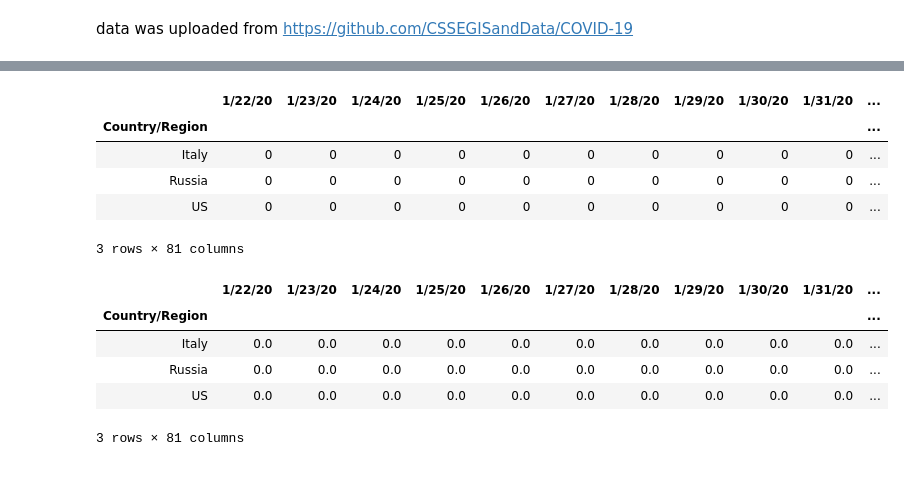
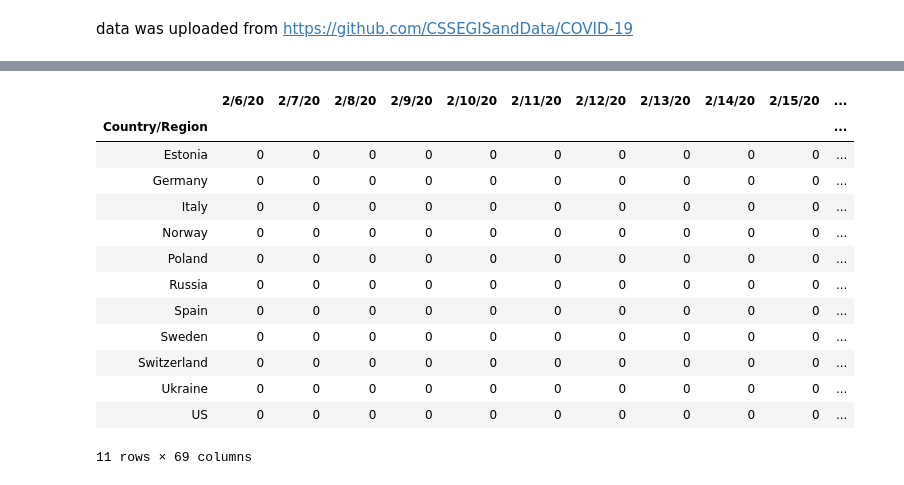
Before and after one commit to Dmitry1973/ML_for_business, a Jupyter notebook: covid.ipynb, the cells around one changed output, grey strips where cells are left out. Cells and saved outputs as stored; diff of their text form; code cells hidden in the pictures.

```diff
--- a/covid.ipynb
+++ b/covid.ipynb
@@ -18,3 +11,6 @@ df.head()
 # %%
+list_ = [i for i in range(0, 15)] # 0 cases list
+
 df_1 = df.drop(['Lat', 'Long','Province/State'], axis=1)
-df_1
+df_1 = df_1.drop(df_1.columns[list_], axis='columns')
+# df_1
@@ -154,0 +148,5 @@ df_death.head()
+# %%
+url_death = r'https://raw.githubusercontent.com/CSSEGISandData/COVID-19/master/csse_covid_19_data/csse_covid_19_time_series/time_series_covid19_deaths_global.csv'
+# df_death = pd.read_csv('time_series_covid19_deaths_global.csv', index_col=1)
+df_death = pd.read_csv(url_death, index_col=1)
+df_death.head()
@@ -155,3 +162,5 @@ df_death.head()
 # %%
 df_death = df_death.drop(['Lat', 'Long','Province/State'], axis=1)
-df_death
+
+df_death = df_death.drop(df_death.columns[list_], axis='columns')
+# df_death
@@ -173,22 +167,29 @@ df_death
 # %%
-df_death = df_death[(df_death.index == 'US') | (df_death.index == 'Russia') | (df_death.index == 'Italy')]
+df_death = df_death[(df_death.index == 'US') \
+                    | (df_death.index == 'Russia') | (df_death.index == 'Italy')\
+                    | (df_death.index == 'Spain') | (df_death.index == 'Germany')
+                    | (df_death.index == 'Sweden') | (df_death.index == 'Poland')\
+                    | (df_death.index == 'Estonia') | (df_death.index == 'Norway')
+                    | (df_death.index == 'Ukraine') | (df_death.index == 'Switzerland')]
+
 df_death
 # %% [output]
-|  | 1/22/20 | 1/23/20 | 1/24/20 | 1/25/20 | 1/26/20 | 1/27/20 | 1/28/20 | 1/29/20 | 1/30/20 | 1/31/20 | ... |
+|  | 2/6/20 | 2/7/20 | 2/8/20 | 2/9/20 | 2/10/20 | 2/11/20 | 2/12/20 | 2/13/20 | 2/14/20 | 2/15/20 | ... |
 | Country/Region |  |  |  |  |  |  |  |  |  |  | ... |
+| Estonia | 0 | 0 | 0 | 0 | 0 | 0 | 0 | 0 | 0 | 0 | ... |
+| Germany | 0 | 0 | 0 | 0 | 0 | 0 | 0 | 0 | 0 | 0 | ... |
 | Italy | 0 | 0 | 0 | 0 | 0 | 0 | 0 | 0 | 0 | 0 | ... |
+| Norway | 0 | 0 | 0 | 0 | 0 | 0 | 0 | 0 | 0 | 0 | ... |
+| Poland | 0 | 0 | 0 | 0 | 0 | 0 | 0 | 0 | 0 | 0 | ... |
 | Russia | 0 | 0 | 0 | 0 | 0 | 0 | 0 | 0 | 0 | 0 | ... |
+| Spain | 0 | 0 | 0 | 0 | 0 | 0 | 0 | 0 | 0 | 0 | ... |
+| Sweden | 0 | 0 | 0 | 0 | 0 | 0 | 0 | 0 | 0 | 0 | ... |
+| Switzerland | 0 | 0 | 0 | 0 | 0 | 0 | 0 | 0 | 0 | 0 | ... |
+| Ukraine | 0 | 0 | 0 | 0 | 0 | 0 | 0 | 0 | 0 | 0 | ... |
 | US | 0 | 0 | 0 | 0 | 0 | 0 | 0 | 0 | 0 | 0 | ... |
-3 rows × 81 columns
+11 rows × 69 columns
 # %%
 df_death_to_case = df_death / df_1
-df_death_to_case.fillna(0)
+df_death_to_case = df_death_to_case.fillna(0)
-# %% [output]
-|  | 1/22/20 | 1/23/20 | 1/24/20 | 1/25/20 | 1/26/20 | 1/27/20 | 1/28/20 | 1/29/20 | 1/30/20 | 1/31/20 | ... |
-| Country/Region |  |  |  |  |  |  |  |  |  |  | ... |
-| Italy | 0.0 | 0.0 | 0.0 | 0.0 | 0.0 | 0.0 | 0.0 | 0.0 | 0.0 | 0.0 | ... |
-| Russia | 0.0 | 0.0 | 0.0 | 0.0 | 0.0 | 0.0 | 0.0 | 0.0 | 0.0 | 0.0 | ... |
-| US | 0.0 | 0.0 | 0.0 | 0.0 | 0.0 | 0.0 | 0.0 | 0.0 | 0.0 | 0.0 | ... |
-3 rows × 81 columns
 # %%
 df_5 = df_death_to_case.T
```
Also changed, not shown: parts of 33 cells of this notebook.
